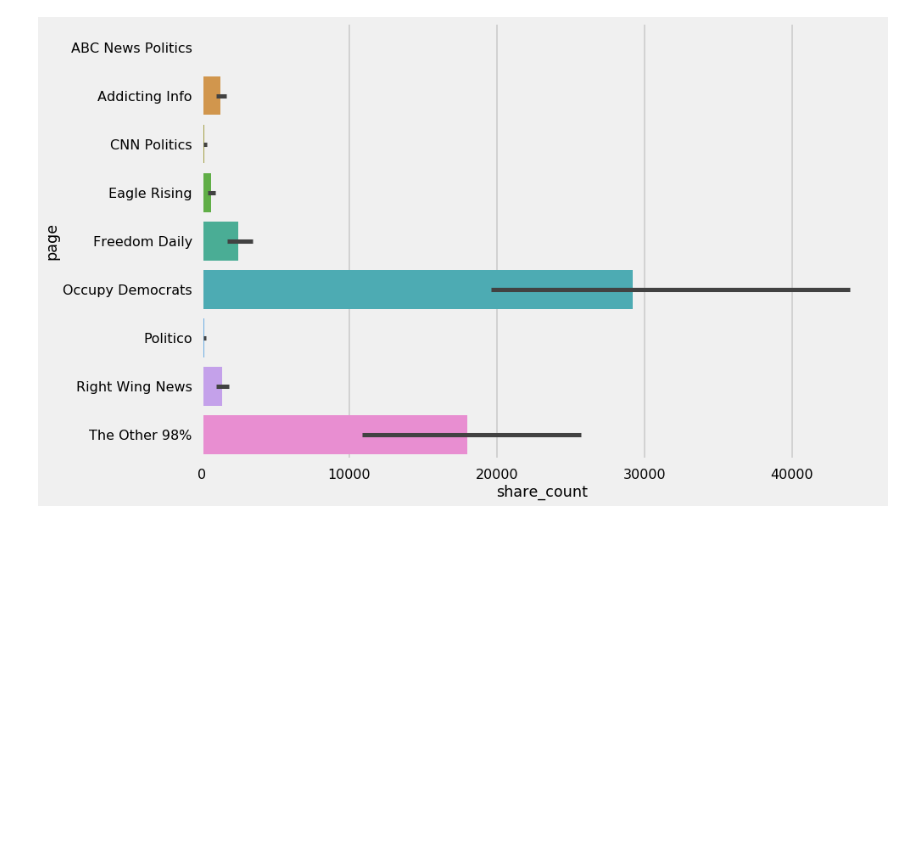
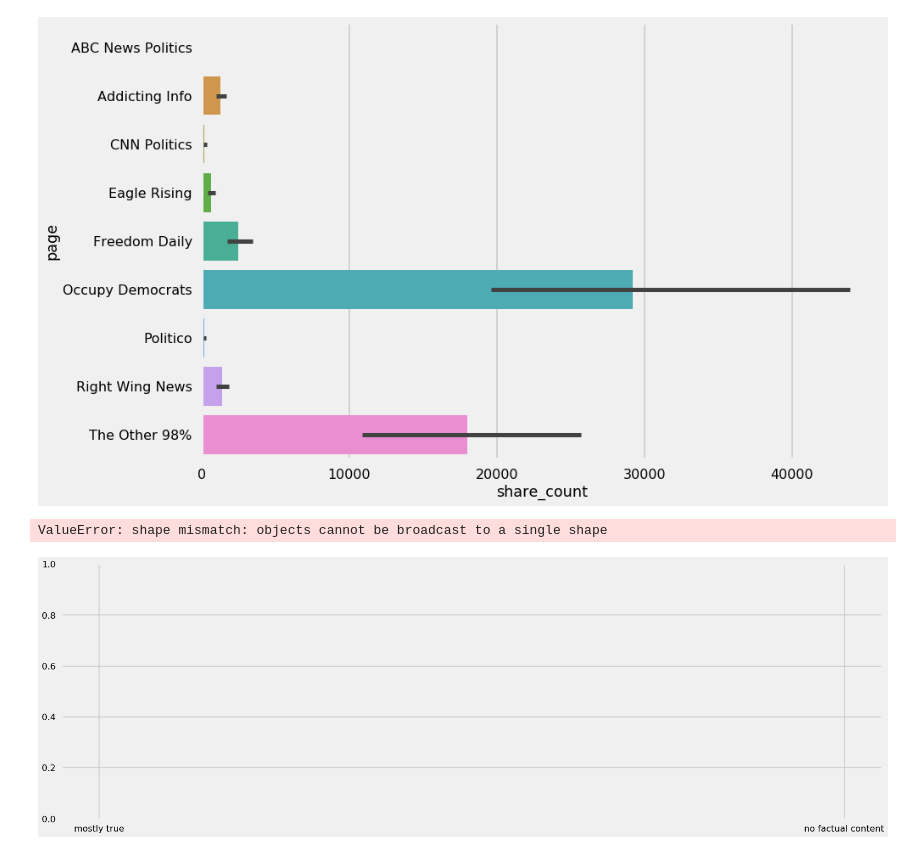
Before and after one commit to acoco10/EDA_on_fake_facebook_posts, a Jupyter notebook: facebook-fact-check_eda.ipynb, the cells around one changed output. Cells and saved outputs as stored; diff of their text form; code cells hidden in the pictures; blank space fills up the shorter version.

Commit message:
EDA on factual content ratings for different sources

```diff
--- a/facebook-fact-check_eda.ipynb
+++ b/facebook-fact-check_eda.ipynb
@@ -135,5 +135,18 @@ sns.barplot("share_count", "page", data = df)
 <matplotlib.axes._subplots.AxesSubplot at 0x...>
 [figure]
 # %%
-titles = df.page.value_counts().index
-values = df.page.value_counts().values
+titles = df[df.page == "CNN Politics"].rating.value_counts().index
+values = df.rating.value_counts().values
+# %%
+plt.figure(figsize = (24, 8))
+plt.bar(titles, values)
+plt.title('Sources for Face Book Articles Studied',
+          fontweight ='bold', size = 30, pad = 40, loc = 'center')# title
+plt.xlabel("Sources", size = 30, labelpad = 10)
+plt.xticks(style = 'italic', size = 15)
+plt.ylabel(None)
+plt.yticks(size = 20)
+plt.grid(axis = 'x')
+# %% [output]
+ValueError: shape mismatch: objects cannot be broadcast to a single shape
+[figure, added]
```
